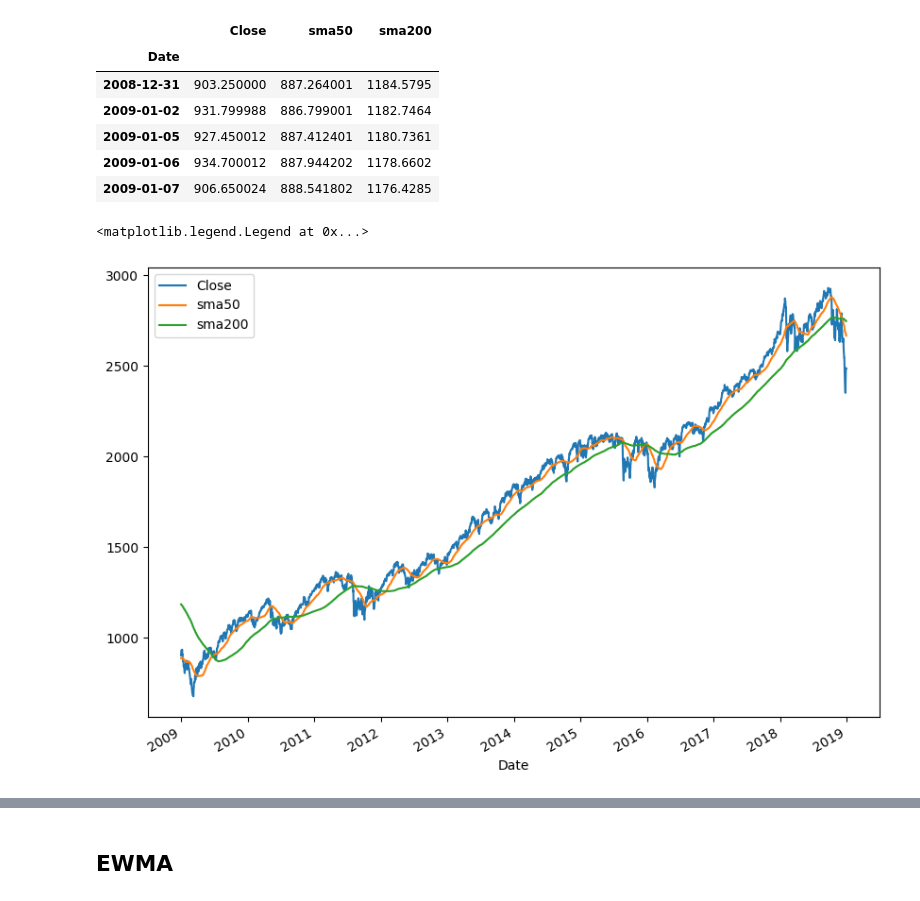
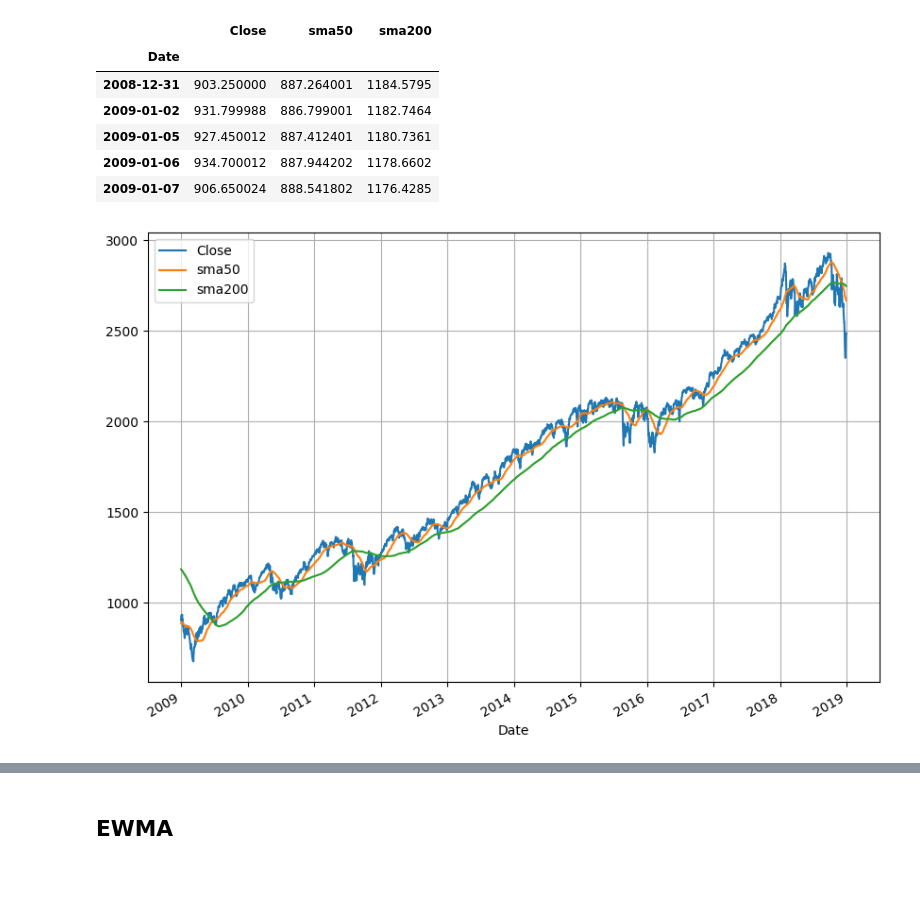
Before and after one commit to northpr/automated_trading, a Jupyter notebook: 02_financial_advanced.ipynb, the cells around one changed output, grey strips where cells are left out. Saved outputs shown, nothing was run; the diff lists cells and outputs as text; code cells hidden in the pictures.

```diff
--- a/02_financial_advanced.ipynb
+++ b/02_financial_advanced.ipynb
@@ -200,8 +202,8 @@ sp500.head()
 # %%
 sp500.plot(figsize=(10,7))
 plt.legend()
+plt.grid()
 # %% [output]
-<matplotlib.legend.Legend at 0x...>
-[figure, old version]
+[figure, new version]
 # %%
 sp500.iloc[:,1:].plot(figsize=(10,7))
```
Also changed, not shown: parts of 3 cells of this notebook, 2 other files.
